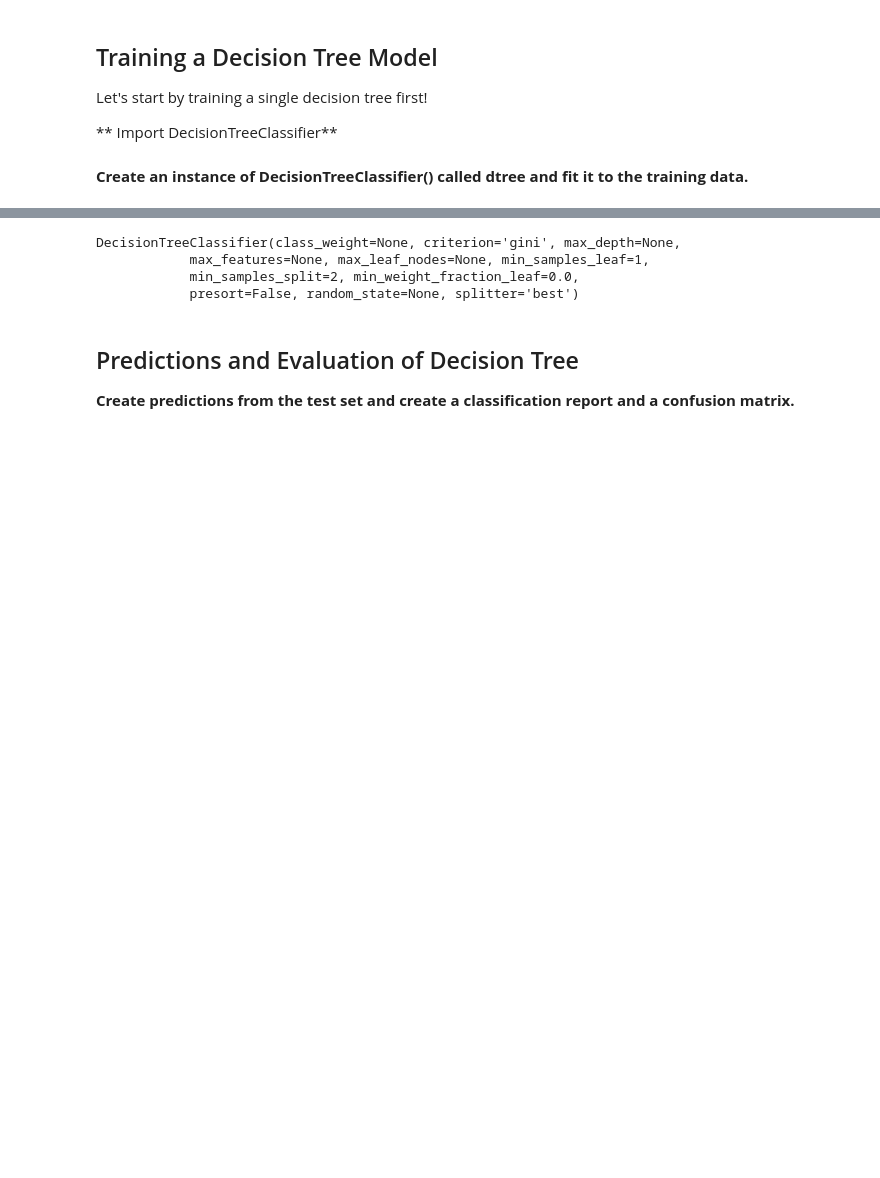
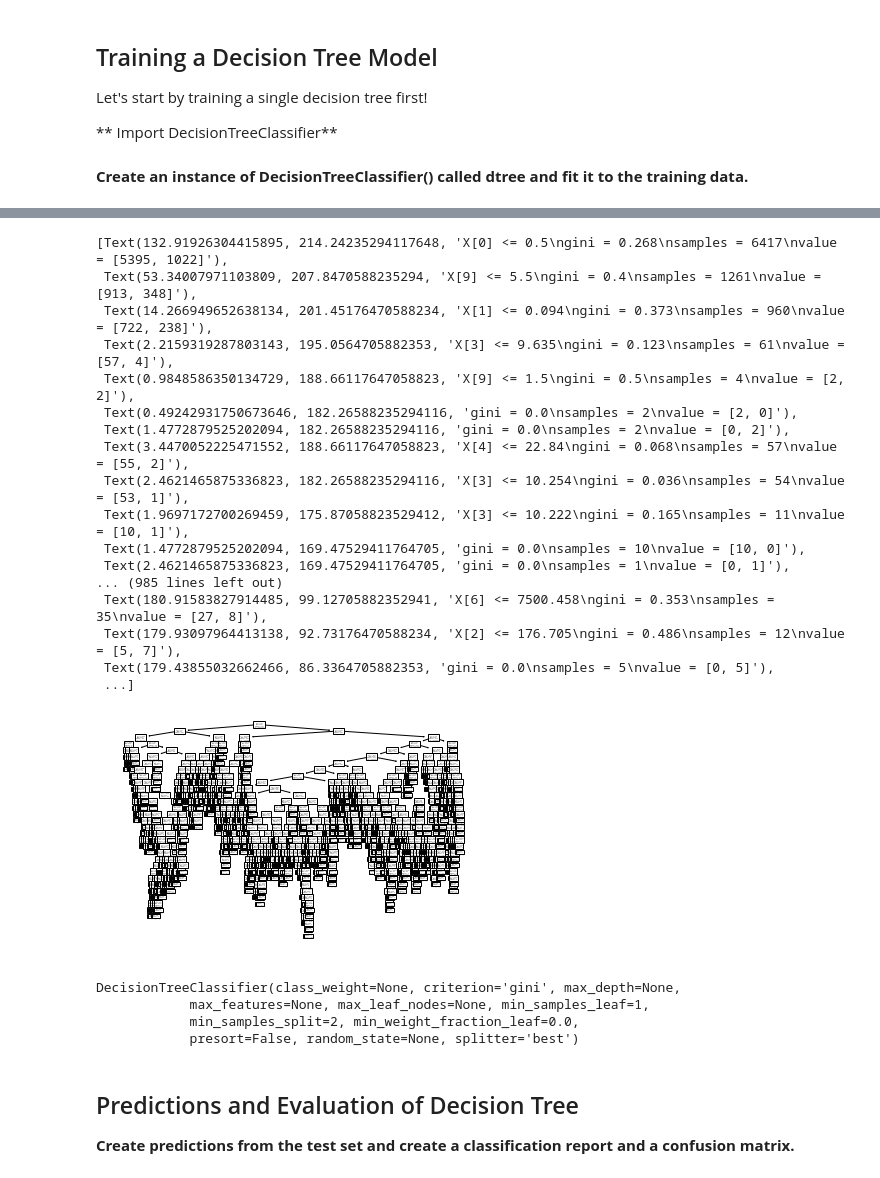
Before and after one commit to Pierrorobis/PythonDataSciencesLearnings, a Jupyter notebook: Jupyter/Machine Learning Sections/Decision-Trees-and-Random-Forests/Decision Trees and Random Forest Project .ipynb, the cells around one changed output, grey strips where cells are left out. Drawn from its saved outputs; the diff is of its cells as text; code cells hidden in the pictures; blank space fills up the shorter version.

Commit message:
End of random forest and decisoin trees

```diff
--- a/Jupyter/Machine Learning Sections/Decision-Trees-and-Random-Forests/Decision Trees and Random Forest Project .ipynb
+++ b/Jupyter/Machine Learning Sections/Decision-Trees-and-Random-Forests/Decision Trees and Random Forest Project .ipynb
@@ -219,2 +261,4 @@ Let's show you a way of dealing with these columns that can be expanded to multi
 # %% [markdown]
 **Now use pd.get_dummies(loans,columns=cat_feats,drop_first=True) to create a fixed larger dataframe that has new feature columns with dummy variables. Set this dataframe as final_data.**
+# %%
+final_data = pd.get_dummies(df, columns=cat_feats,drop_first=True)
@@ -224,6 +290,8 @@ Let's show you a way of dealing with these columns that can be expanded to multi
 Now its time to split our data into a training set and a testing set!
 
 ** Use sklearn to split your data into a training set and a testing set as we've done in the past.**
+# %%
+X_train, X_test, y_train, y_test = train_test_split(final_data.drop('not.fully.paid', axis=1), final_data['not.fully.paid'], test_size=0.33, random_state=42)
 # %% [markdown]
 ## Training a Decision Tree Model
 
@@ -235,2 +304,6 @@ from sklearn.tree import DecisionTreeClassifier
 # %% [markdown]
 **Create an instance of DecisionTreeClassifier() called dtree and fit it to the training data.**
+# %%
+dtree = DecisionTreeClassifier()
+# %%
+dtree.fit(X_train, y_train)
@@ -237,3 +337,24 @@ from sklearn.tree import DecisionTreeClassifier
+# %%
+tree.plot_tree(dtree)
+# %% [output]
+[Text(132.91926304415895, 214.24235294117648, 'X[0] <= 0.5\ngini = 0.268\nsamples = 6417\nvalue = [5395, 1022]'),
+ Text(53.34007971103809, 207.8470588235294, 'X[9] <= 5.5\ngini = 0.4\nsamples = 1261\nvalue = [913, 348]'),
+ Text(14.266949652638134, 201.45176470588234, 'X[1] <= 0.094\ngini = 0.373\nsamples = 960\nvalue = [722, 238]'),
+ Text(2.2159319287803143, 195.0564705882353, 'X[3] <= 9.635\ngini = 0.123\nsamples = 61\nvalue = [57, 4]'),
+ Text(0.9848586350134729, 188.66117647058823, 'X[9] <= 1.5\ngini = 0.5\nsamples = 4\nvalue = [2, 2]'),
+ Text(0.49242931750673646, 182.26588235294116, 'gini = 0.0\nsamples = 2\nvalue = [2, 0]'),
+ Text(1.4772879525202094, 182.26588235294116, 'gini = 0.0\nsamples = 2\nvalue = [0, 2]'),
+ Text(3.4470052225471552, 188.66117647058823, 'X[4] <= 22.84\ngini = 0.068\nsamples = 57\nvalue = [55, 2]'),
+ Text(2.4621465875336823, 182.26588235294116, 'X[3] <= 10.254\ngini = 0.036\nsamples = 54\nvalue = [53, 1]'),
+ Text(1.9697172700269459, 175.87058823529412, 'X[3] <= 10.222\ngini = 0.165\nsamples = 11\nvalue = [10, 1]'),
+ Text(1.4772879525202094, 169.47529411764705, 'gini = 0.0\nsamples = 10\nvalue = [10, 0]'),
+ Text(2.4621465875336823, 169.47529411764705, 'gini = 0.0\nsamples = 1\nvalue = [0, 1]'),
+... (985 lines left out)
+ Text(180.91583827914485, 99.12705882352941, 'X[6] <= 7500.458\ngini = 0.353\nsamples = 35\nvalue = [27, 8]'),
+ Text(179.93097964413138, 92.73176470588234, 'X[2] <= 176.705\ngini = 0.486\nsamples = 12\nvalue = [5, 7]'),
+ Text(179.43855032662466, 86.3364705882353, 'gini = 0.0\nsamples = 5\nvalue = [0, 5]'),
+ ...]
+[figure, added]
 # %%
 # %% [output]
 DecisionTreeClassifier(class_weight=None, criterion='gini', max_depth=None,
```
Also changed, not shown: parts of 32 cells of this notebook.
